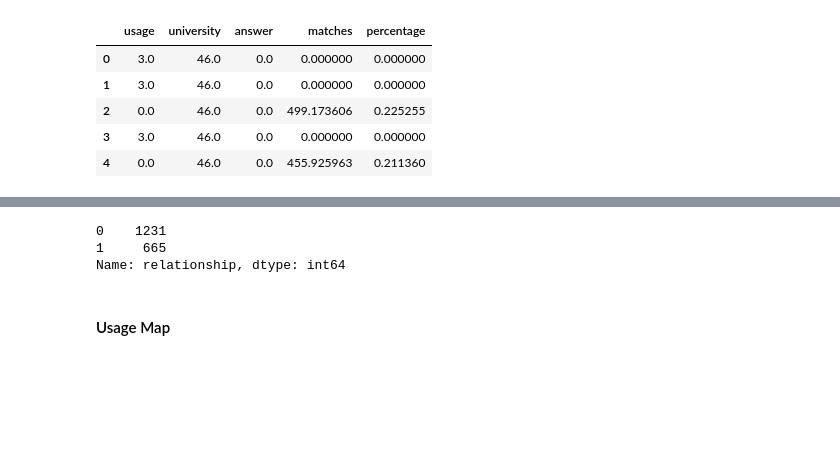
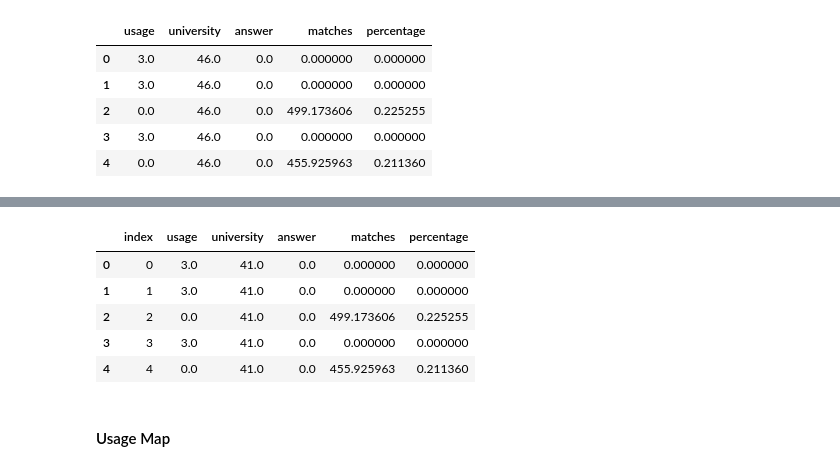
Before and after one commit to jodiambra/Code-Pudding-2, a Jupyter notebook: tinder.ipynb, the cells around one changed output, grey strips where cells are left out. Cells and saved outputs as stored; diff of their text form; code cells hidden in the pictures; blank space fills up the shorter version.

```diff
--- a/tinder.ipynb
+++ b/tinder.ipynb
@@ -396,0 +435,6 @@ Index(['id', 'usage', 'university', 'answer', 'matches', 'percentage',
+# %%
+# label encoding tinder users dataset
+encoder = OrdinalEncoder()
+columns_to_encode = ['usage', 'university', 'answer']
+data_ordinal4 = pd.DataFrame(encoder.fit_transform(non_users[columns_to_encode]), columns=columns_to_encode)
+non_users.update(data_ordinal4)
@@ -421,4 +471,4 @@ See the caveats in the documentation: https://pandas.pydata.org/pandas-docs/stab
 # %%
-# full dataset features and target
-X = tinder.drop(columns=['relationship', 'id'])
-y = tinder.relationship
+# Non Tinder dataset
+X4 = non_users.drop(columns=['relationship', 'id'])
+y4 = non_users.relationship
@@ -440,9 +502,12 @@ X3.head()
-# %%
-y.value_counts()
-# %% [output]
-0    1231
-1     665
-Name: relationship, dtype: int64
+# %%
+X4.head()
+# %% [output]
+|  | index | usage | university | answer | matches | percentage |
+| 0 | 0 | 3.0 | 41.0 | 0.0 | 0.000000 | 0.000000 |
+| 1 | 1 | 3.0 | 41.0 | 0.0 | 0.000000 | 0.000000 |
+| 2 | 2 | 0.0 | 41.0 | 0.0 | 499.173606 | 0.225255 |
+| 3 | 3 | 3.0 | 41.0 | 0.0 | 0.000000 | 0.000000 |
+| 4 | 4 | 0.0 | 41.0 | 0.0 | 455.925963 | 0.211360 |
 # %% [markdown]
 #### Usage Map
 # %%
```
Also changed, not shown: parts of 24 cells of this notebook.
